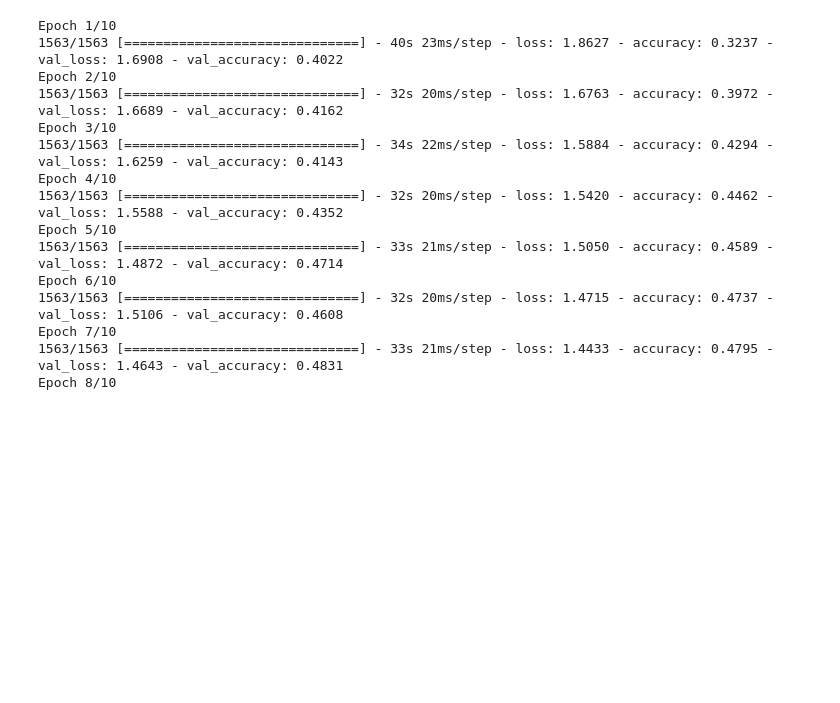
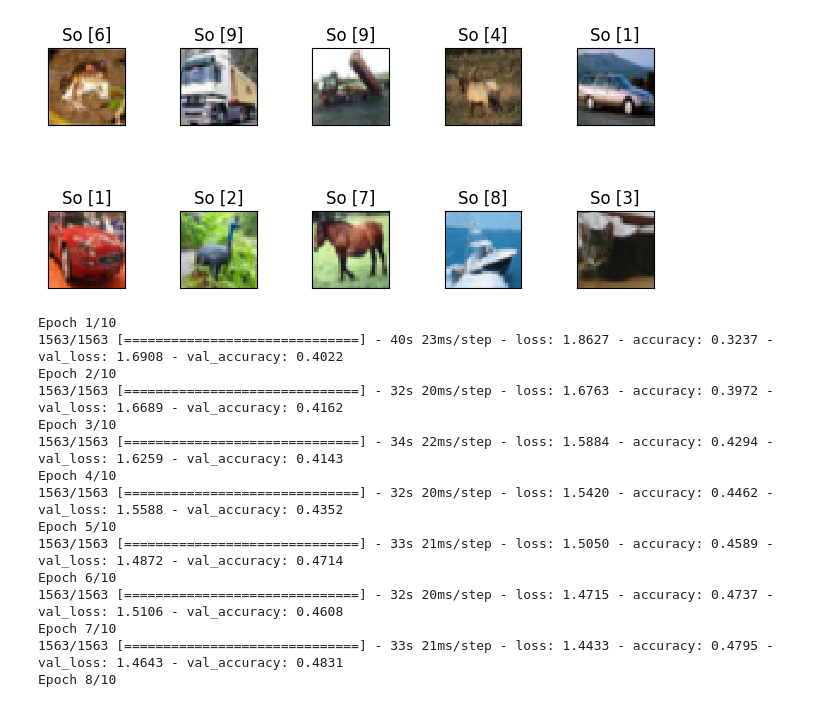
Before and after one commit to TrongHvDev/AI, a Jupyter notebook: Homework_week9/cifa10.ipynb, the cells around one changed output. Drawn from its saved outputs; the diff is of its cells as text; code cells hidden in the pictures; blank space fills up the shorter version.

```diff
--- a/Homework_week9/cifa10.ipynb
+++ b/Homework_week9/cifa10.ipynb
@@ -14,3 +12,13 @@ Downloading data from https://www.cs.toronto.edu/~kriz/cifar-10-python.tar.gz
+# %%
+for i in range(10):
+  plt.subplot(3, 5, i+1)
+  plt.tight_layout()
+  plt.imshow(x_train[i], cmap = 'gray', interpolation = 'none')
+  plt.title('So {}'.format(y_train[i]))
+  plt.xticks([])
+  plt.yticks([])
+# %% [output]
+[figure, added]
 # %%
 x_train = x_train / 255.0
 x_test = x_test / 255.0
```
Also changed, not shown: parts of 3 cells of this notebook.
